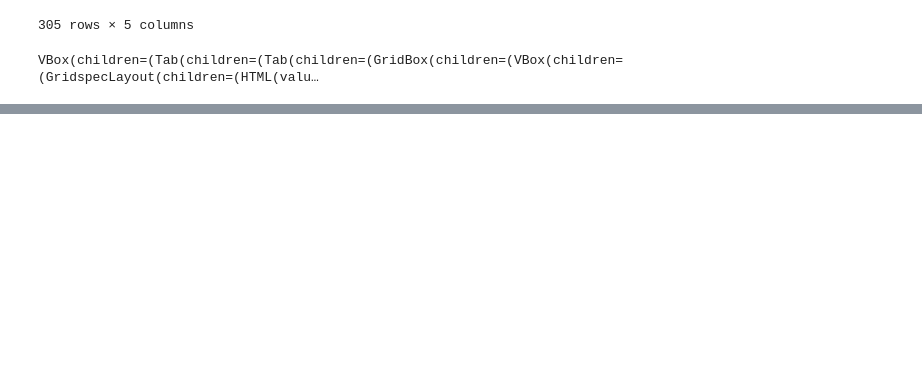
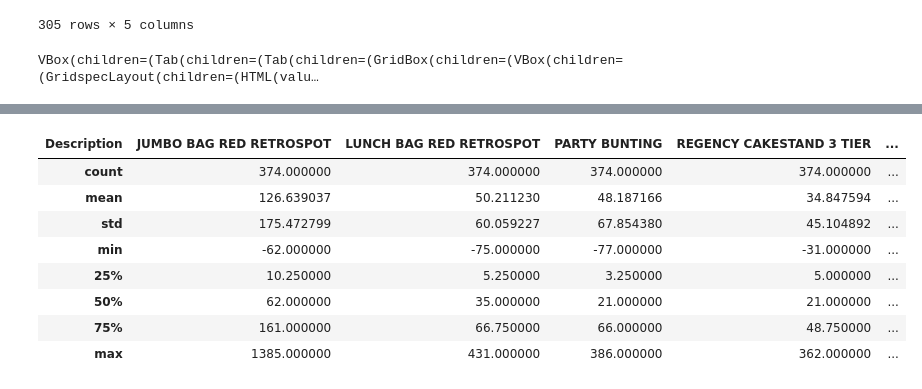
Before and after one commit to Abdul1Abdi/CIND820-Project, a Jupyter notebook: Project Notebook.ipynb, the cells around one changed output, grey strips where cells are left out. Cells and saved outputs as stored; diff of their text form; code cells hidden in the pictures; blank space fills up the shorter version.

```diff
--- a/Project Notebook.ipynb
+++ b/Project Notebook.ipynb
@@ -131,0 +154,12 @@ pyplot.show()
+# %%
+df4.describe()
+# %% [output]
+| Description | JUMBO BAG RED RETROSPOT | LUNCH BAG RED RETROSPOT | PARTY BUNTING | REGENCY CAKESTAND 3 TIER | ... |
+| count | 374.000000 | 374.000000 | 374.000000 | 374.000000 | ... |
+| mean | 126.639037 | 50.211230 | 48.187166 | 34.847594 | ... |
+| std | 175.472799 | 60.059227 | 67.854380 | 45.104892 | ... |
+| min | -62.000000 | -75.000000 | -77.000000 | -31.000000 | ... |
+| 25% | 10.250000 | 5.250000 | 3.250000 | 5.000000 | ... |
+| 50% | 62.000000 | 35.000000 | 21.000000 | 21.000000 | ... |
+| 75% | 161.000000 | 66.750000 | 66.000000 | 48.750000 | ... |
+| max | 1385.000000 | 431.000000 | 386.000000 | 362.000000 | ... |
```
Also changed, not shown: parts of 5 cells of this notebook.
